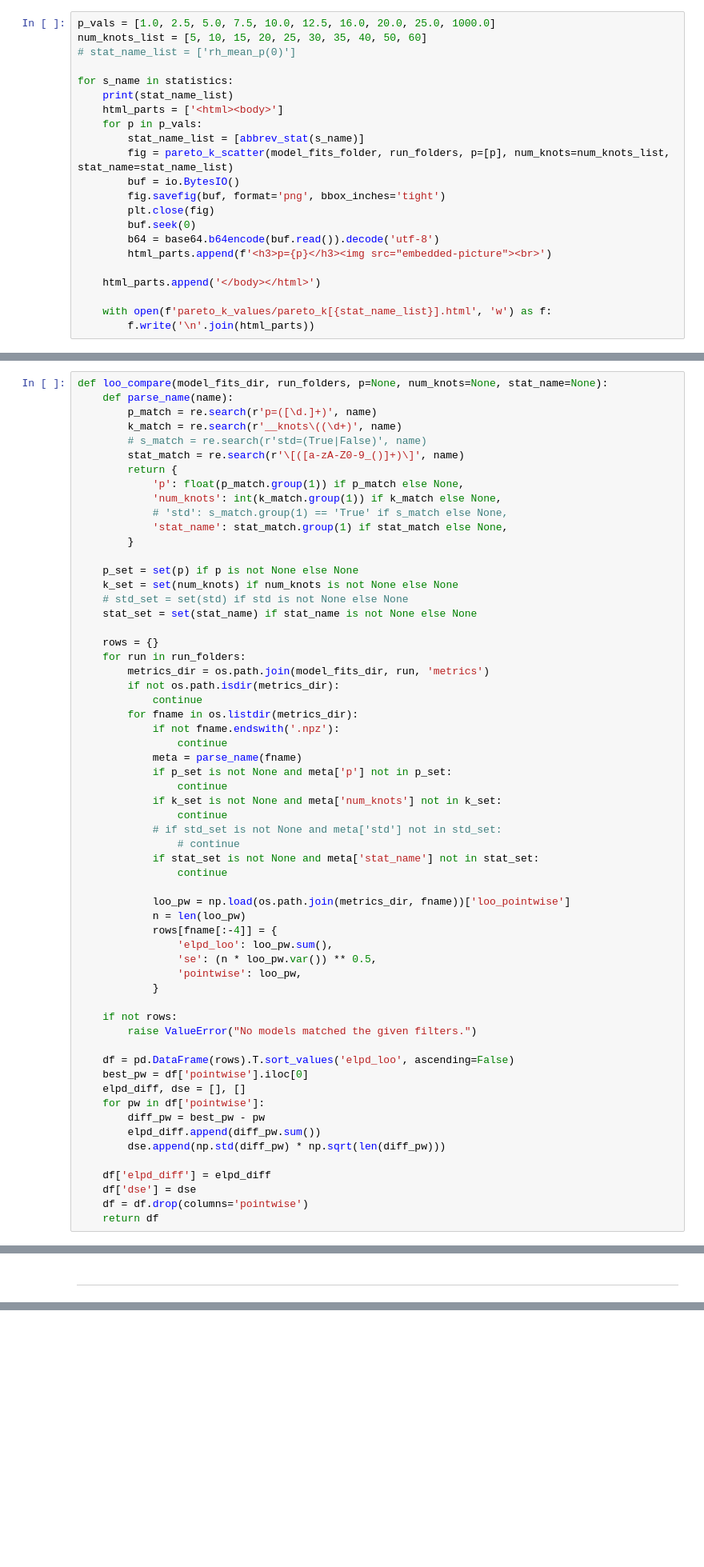
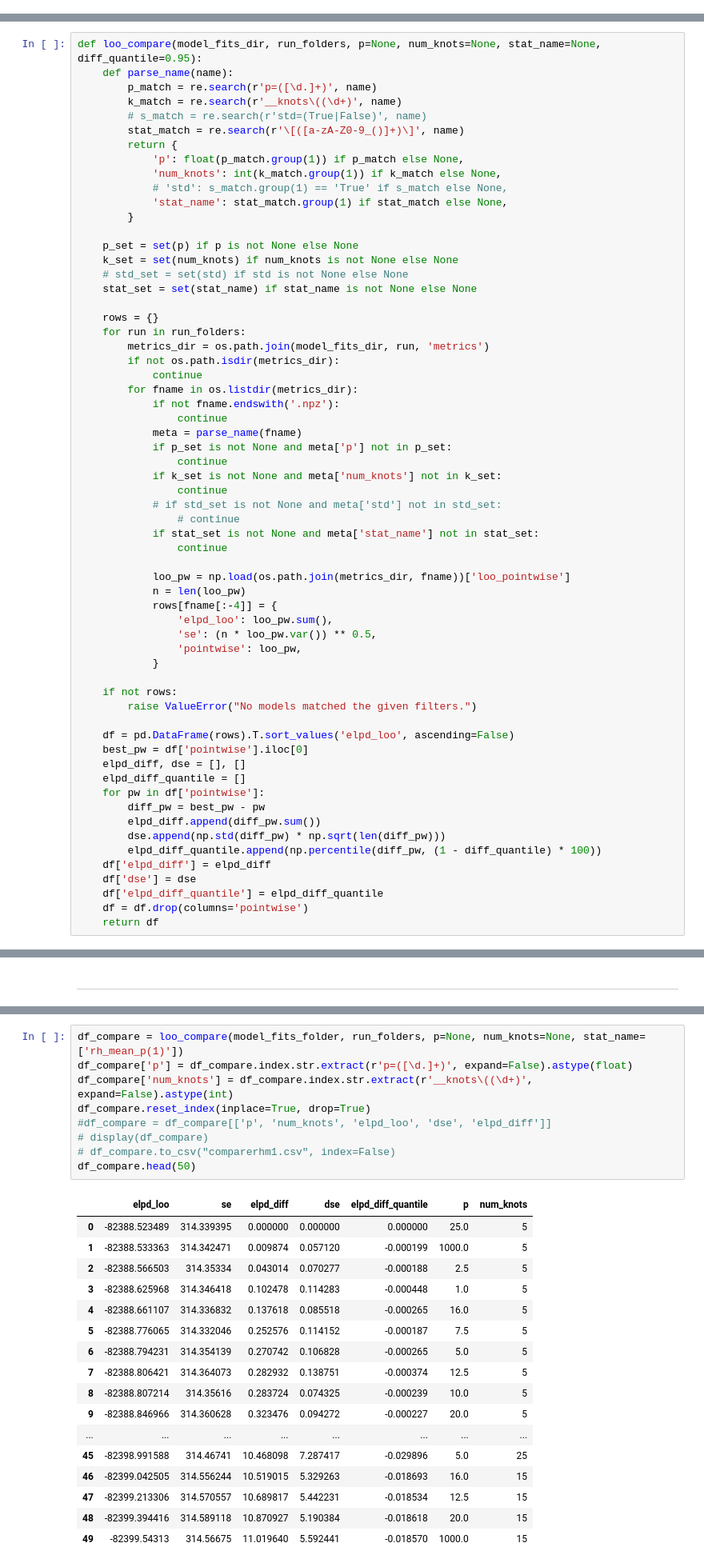
Before and after one commit to mlgh-sg/p-dengue, a Jupyter notebook: _fitting/smooth_num_knots_selection/metric_compare.ipynb, the cells around one changed output, grey strips where cells are left out. Shown at 80% size. Drawn from its saved outputs; the diff is of its cells as text; blank space fills up the shorter version.

```diff
--- a/_fitting/smooth_num_knots_selection/metric_compare.ipynb
+++ b/_fitting/smooth_num_knots_selection/metric_compare.ipynb
@@ -133,32 +64,10 @@ statistics = [name for name in statistics if not (name.startswith('tp') and 'log
 lags = [0, 1, 3, 5]
 statistics = [stat for stat in statistics if any(f"({lag})" in stat for lag in lags)]
 statistics.sort()
-# %%
-p_vals = [1.0, 2.5, 5.0, 7.5, 10.0, 12.5, 16.0, 20.0, 25.0, 1000.0]
-num_knots_list = [5, 10, 15, 20, 25, 30, 35, 40, 50, 60]
-# stat_name_list = ['rh_mean_p(0)']
-
-for s_name in statistics:
-    print(stat_name_list)
-    html_parts = ['<html><body>']
-    for p in p_vals:
-        stat_name_list = [abbrev_stat(s_name)]
-        fig = pareto_k_scatter(model_fits_folder, run_folders, p=[p], num_knots=num_knots_list, stat_name=stat_name_list)
-        buf = io.BytesIO()
-        fig.savefig(buf, format='png', bbox_inches='tight')
-        plt.close(fig)
-        buf.seek(0)
-        b64 = base64.b64encode(buf.read()).decode('utf-8')
-        html_parts.append(f'<h3>p={p}</h3><img src="embedded-picture"><br>')
-
-    html_parts.append('</body></html>')
-
-    with open(f'pareto_k_values/pareto_k[{stat_name_list}].html', 'w') as f:
-        f.write('\n'.join(html_parts))
 # %% [markdown]
 ---
 # %%
-def loo_compare(model_fits_dir, run_folders, p=None, num_knots=None, stat_name=None):
+def loo_compare(model_fits_dir, run_folders, p=None, num_knots=None, stat_name=None, diff_quantile=0.95):
     def parse_name(name):
         p_match = re.search(r'p=([\d.]+)', name)
         k_match = re.search(r'__knots\((\d+)', name)
@@ -208,13 +117,15 @@ def loo_compare(model_fits_dir, run_folders, p=None, num_knots=None, stat_name=N
     df = pd.DataFrame(rows).T.sort_values('elpd_loo', ascending=False)
     best_pw = df['pointwise'].iloc[0]
     elpd_diff, dse = [], []
+    elpd_diff_quantile = []
     for pw in df['pointwise']:
         diff_pw = best_pw - pw
         elpd_diff.append(diff_pw.sum())
         dse.append(np.std(diff_pw) * np.sqrt(len(diff_pw)))
-
+        elpd_diff_quantile.append(np.percentile(diff_pw, (1 - diff_quantile) * 100))
     df['elpd_diff'] = elpd_diff
     df['dse'] = dse
+    df['elpd_diff_quantile'] = elpd_diff_quantile
     df = df.drop(columns='pointwise')
     return df
 # %%
@@ -624,3 +698,30 @@ with open('loo_comparison_p_across_num_knots.html', 'w') as f:
+# %%
+df_compare = loo_compare(model_fits_folder, run_folders, p=None, num_knots=None, stat_name=['rh_mean_p(1)'])
+df_compare['p'] = df_compare.index.str.extract(r'p=([\d.]+)', expand=False).astype(float)
+df_compare['num_knots'] = df_compare.index.str.extract(r'__knots\((\d+)', expand=False).astype(int)
+df_compare.reset_index(inplace=True, drop=True)
+#df_compare = df_compare[['p', 'num_knots', 'elpd_loo', 'dse', 'elpd_diff']]
+# display(df_compare)
+# df_compare.to_csv("comparerhm1.csv", index=False)
+df_compare.head(50)
+# %% [output]
+|  | elpd_loo | se | elpd_diff | dse | elpd_diff_quantile | p | num_knots |
+| 0 | -82388.523489 | 314.339395 | 0.000000 | 0.000000 | 0.000000 | 25.0 | 5 |
+| 1 | -82388.533363 | 314.342471 | 0.009874 | 0.057120 | -0.000199 | 1000.0 | 5 |
+| 2 | -82388.566503 | 314.35334 | 0.043014 | 0.070277 | -0.000188 | 2.5 | 5 |
+| 3 | -82388.625968 | 314.346418 | 0.102478 | 0.114283 | -0.000448 | 1.0 | 5 |
+| 4 | -82388.661107 | 314.336832 | 0.137618 | 0.085518 | -0.000265 | 16.0 | 5 |
+| 5 | -82388.776065 | 314.332046 | 0.252576 | 0.114152 | -0.000187 | 7.5 | 5 |
+| 6 | -82388.794231 | 314.354139 | 0.270742 | 0.106828 | -0.000265 | 5.0 | 5 |
+| 7 | -82388.806421 | 314.364073 | 0.282932 | 0.138751 | -0.000374 | 12.5 | 5 |
+| 8 | -82388.807214 | 314.35616 | 0.283724 | 0.074325 | -0.000239 | 10.0 | 5 |
+| 9 | -82388.846966 | 314.360628 | 0.323476 | 0.094272 | -0.000227 | 20.0 | 5 |
+| ... | ... | ... | ... | ... | ... | ... | ... |
+| 45 | -82398.991588 | 314.46741 | 10.468098 | 7.287417 | -0.029896 | 5.0 | 25 |
+| 46 | -82399.042505 | 314.556244 | 10.519015 | 5.329263 | -0.018693 | 16.0 | 15 |
+| 47 | -82399.213306 | 314.570557 | 10.689817 | 5.442231 | -0.018534 | 12.5 | 15 |
+| 48 | -82399.394416 | 314.589118 | 10.870927 | 5.190384 | -0.018618 | 20.0 | 15 |
+| 49 | -82399.54313 | 314.56675 | 11.019640 | 5.592441 | -0.018570 | 1000.0 | 15 |
 # %%
 df_compare = loo_compare(model_fits_folder, run_folders, p=[7.0, 10.0, 12.5, 15.0, 20.0], num_knots=[25, 30, 35, 40, 50, 60], std=[False])
 df_compare['p'] = df_compare.index.str.extract(r'p=([\d.]+)', expand=False).astype(float)
```
Also changed, not shown: parts of 11 cells of this notebook, 28 other files.
